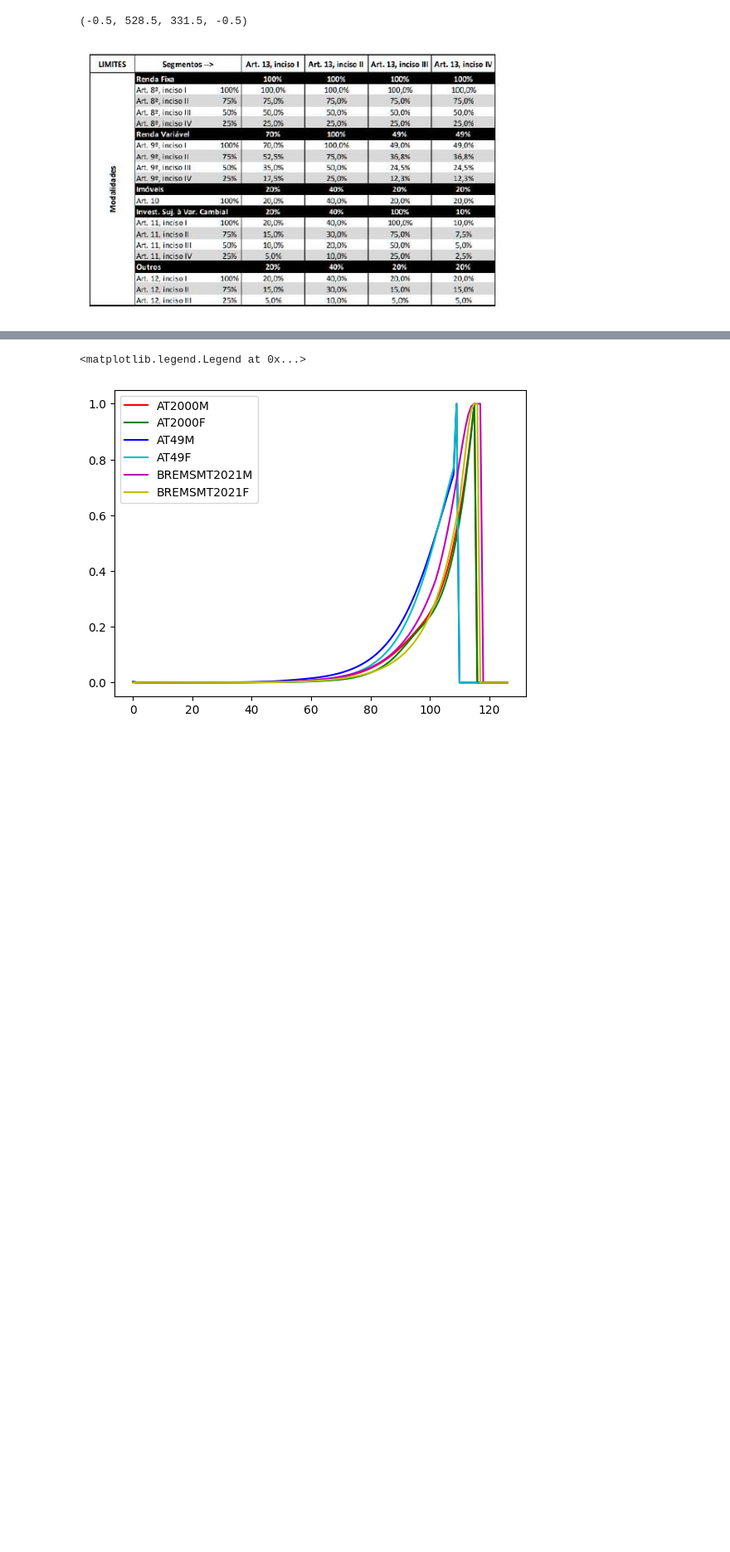
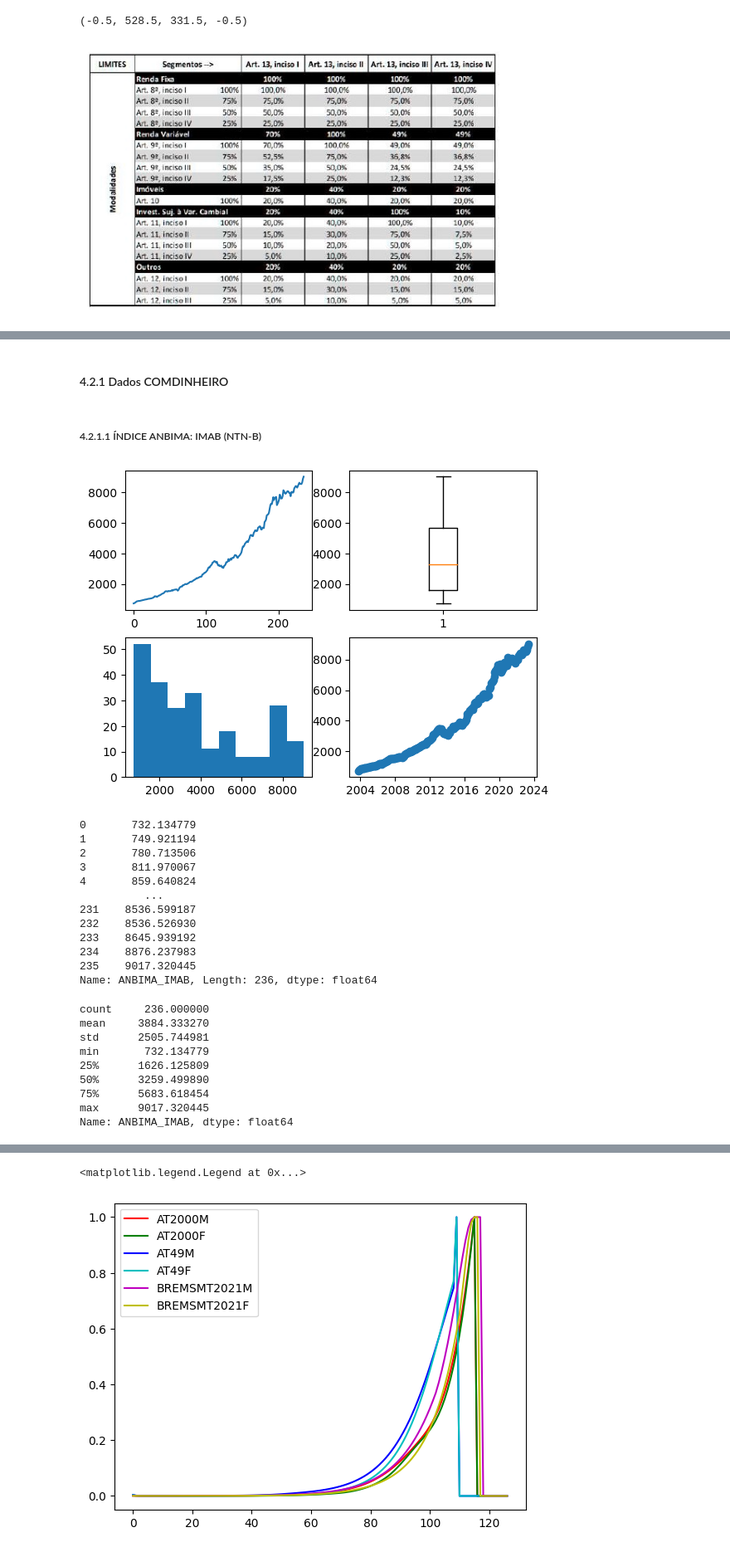
Before and after one commit to paulodesouzajose/FinML, a Jupyter notebook: PO_245_FinML.ipynb, the cells around one changed output, grey strips where cells are left out. Shown at 83% size. Cells and saved outputs as stored; diff of their text form; code cells hidden in the pictures; blank space fills up the shorter version.

```diff
--- a/PO_245_FinML.ipynb
+++ b/PO_245_FinML.ipynb
@@ -786,0 +103,48 @@ BREMSMT2021F.describe()
+# %% [markdown]
+#### 4.2.1 Dados COMDINHEIRO
+# %% [markdown]
+##### 4.2.1.1 ÍNDICE ANBIMA: IMAB (NTN-B)
+# %%
+# Plot dos dados referentes ao IMAB
+
+IMAB = pd.read_excel('/content/Dados_COMDINHEIRO/COMDINHEIRO_ANBIMA.xlsx')
+
+figure, axis = plt.subplots(2,2)
+
+axis[0,0].plot(IMAB["ANBIMA_IMAB"])
+axis[0,1].boxplot(IMAB["ANBIMA_IMAB"])
+axis[1,0].hist(IMAB["ANBIMA_IMAB"])
+axis[1,1].scatter(IMAB["Data"],IMAB["ANBIMA_IMAB"])
+
+plt.show()
+
+# Plot de amostra
+
+print(IMAB["ANBIMA_IMAB"])
+
+# Plot das estatísticas descritivas
+
+IMAB["ANBIMA_IMAB"].describe()
+# %% [output]
+[figure, added]
+0       732.134779
+1       749.921194
+2       780.713506
+3       811.970067
+4       859.640824
+          ...
+231    8536.599187
+232    8536.526930
+233    8645.939192
+234    8876.237983
+235    9017.320445
+Name: ANBIMA_IMAB, Length: 236, dtype: float64
+count     236.000000
+mean     3884.333270
+std      2505.744981
+min       732.134779
+25%      1626.125809
+50%      3259.499890
+75%      5683.618454
+max      9017.320445
+Name: ANBIMA_IMAB, dtype: float64
```
Also changed, not shown: parts of 65 cells of this notebook.
